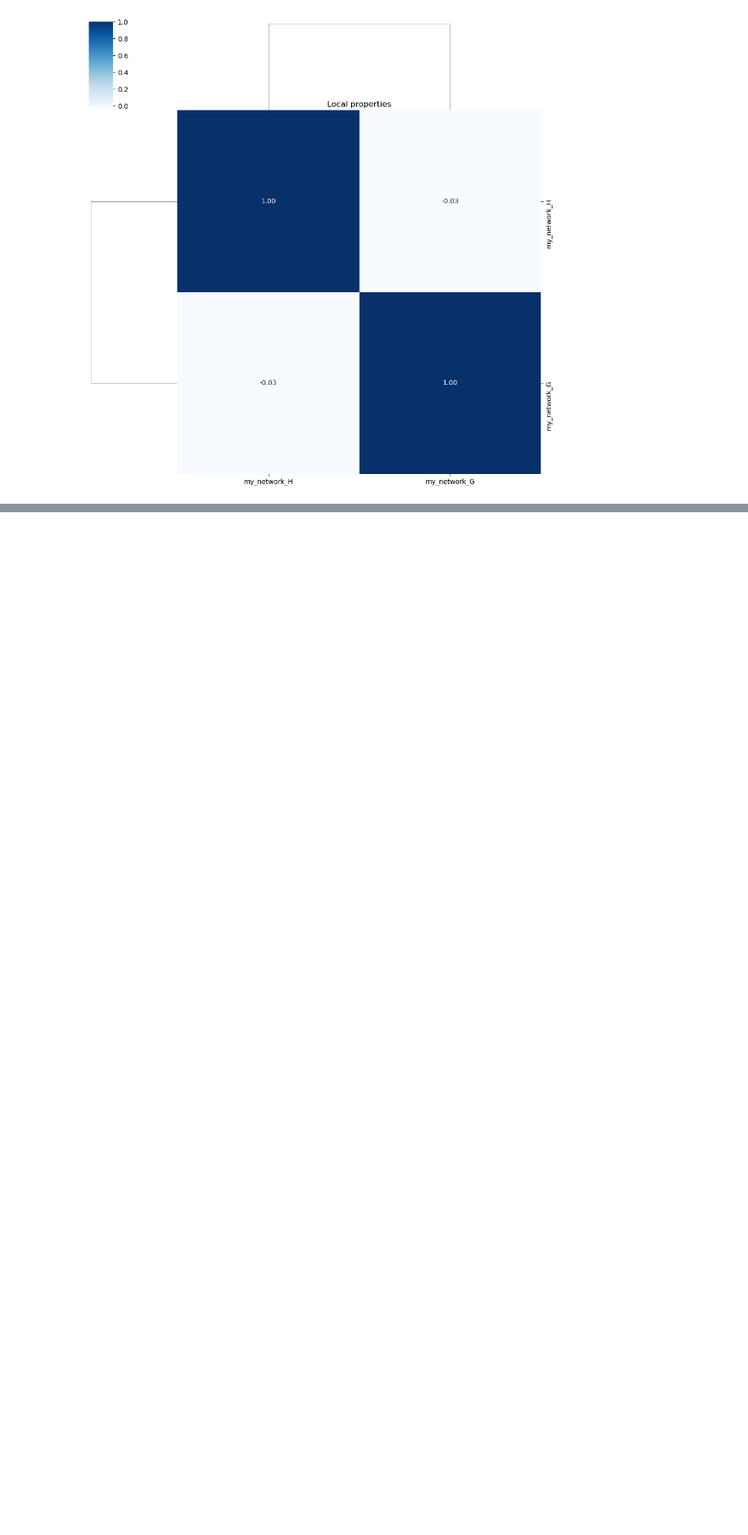
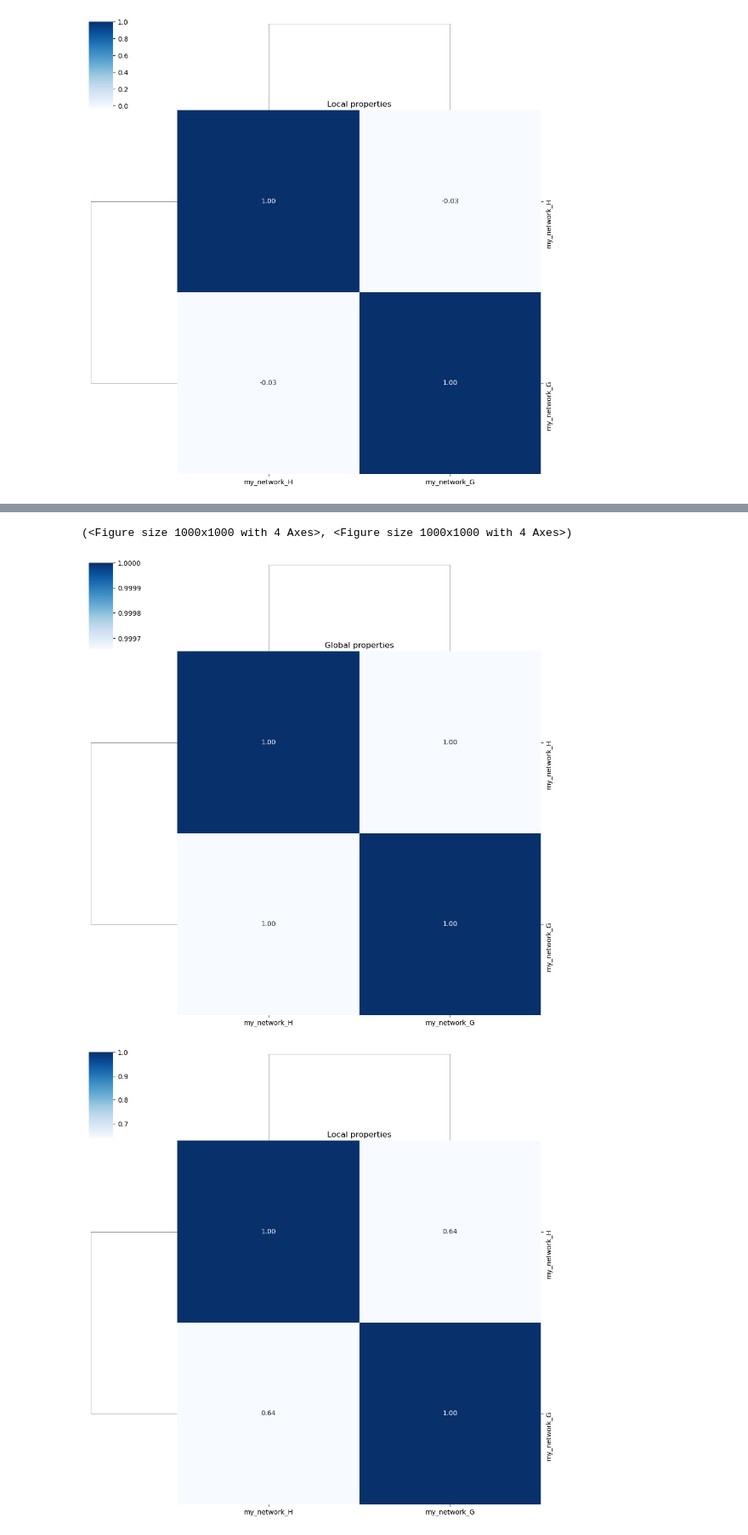
Before and after one commit to freyrelab/netective, a Jupyter notebook: docs/module_tutorial.ipynb, the cells around one changed output, grey strips where cells are left out. Shown at 85% size. Saved outputs shown, nothing was run; the diff lists cells and outputs as text; code cells hidden in the pictures; blank space fills up the shorter version.

```diff
--- a/docs/module_tutorial.ipynb
+++ b/docs/module_tutorial.ipynb
@@ -95,0 +146,6 @@ Running my_network_H
+# %%
+# just like characterize_network, compare_structure function allows you to provide the list of chosen properties for analysis using the parameter selected_props
+
+my_properties = ['EntropyPKout', 'ClusteringCoefficient', 'OutDegree', 'Density', 'Regulators']
+compare_structure(networks, workers=2, association_metric=spearmanr, selected_props= my_properties)
+# %% [output]
@@ -95,0 +155,3 @@ Running my_network_H
+(<Figure size 1000x1000 with 4 Axes>, <Figure size 1000x1000 with 4 Axes>)
+[figure, added]
+[figure, added]
```
Also changed, not shown: parts of 7 cells of this notebook, 2 other files.
